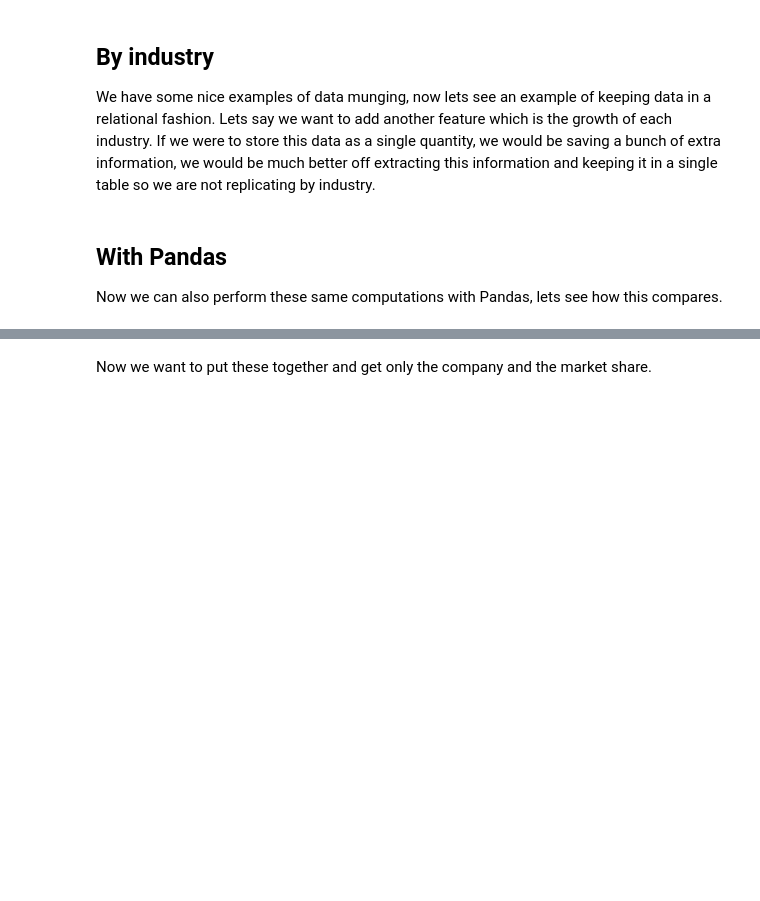
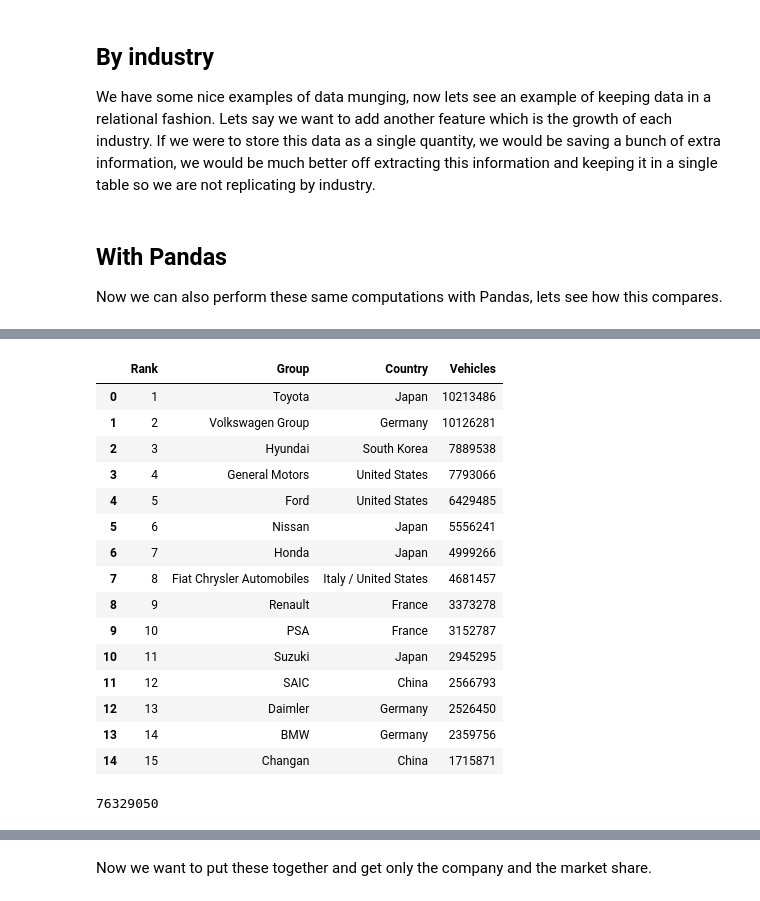
Before and after one commit to chingsley/datacourse, a Jupyter notebook: data-wrangling/DS_Data_Munging-Copy1.ipynb, the cells around one changed output, grey strips where cells are left out. Cells and saved outputs as stored; diff of their text form; code cells hidden in the pictures; blank space fills up the shorter version.

```diff
--- a/data-wrangling/DS_Data_Munging-Copy1.ipynb
+++ b/data-wrangling/DS_Data_Munging-Copy1.ipynb
@@ -695,3 +758,26 @@ total_prod
+# %%
+df_by_man
+# %% [output]
+|  | Rank | Group | Country | Vehicles |
+| 0 | 1 | Toyota | Japan | 10213486 |
+| 1 | 2 | Volkswagen Group | Germany | 10126281 |
+| 2 | 3 | Hyundai | South Korea | 7889538 |
+| 3 | 4 | General Motors | United States | 7793066 |
+| 4 | 5 | Ford | United States | 6429485 |
+| 5 | 6 | Nissan | Japan | 5556241 |
+| 6 | 7 | Honda | Japan | 4999266 |
+| 7 | 8 | Fiat Chrysler Automobiles | Italy / United States | 4681457 |
+| 8 | 9 | Renault | France | 3373278 |
+| 9 | 10 | PSA | France | 3152787 |
+| 10 | 11 | Suzuki | Japan | 2945295 |
+| 11 | 12 | SAIC | China | 2566793 |
+| 12 | 13 | Daimler | Germany | 2526450 |
+| 13 | 14 | BMW | Germany | 2359756 |
+| 14 | 15 | Changan | China | 1715871 |
+# %%
+sum(df_by_man.Vehicles)
+# %% [output]
+76329050
 # %%
 df_by_man['share'] = df_by_man['Vehicles'].astype(float) / total_prod
 market_share = df_by_man.set_index('Group')['share'][['Toyota', 'Volkswagen Group']]
```
Also changed, not shown: parts of 23 cells of this notebook.
